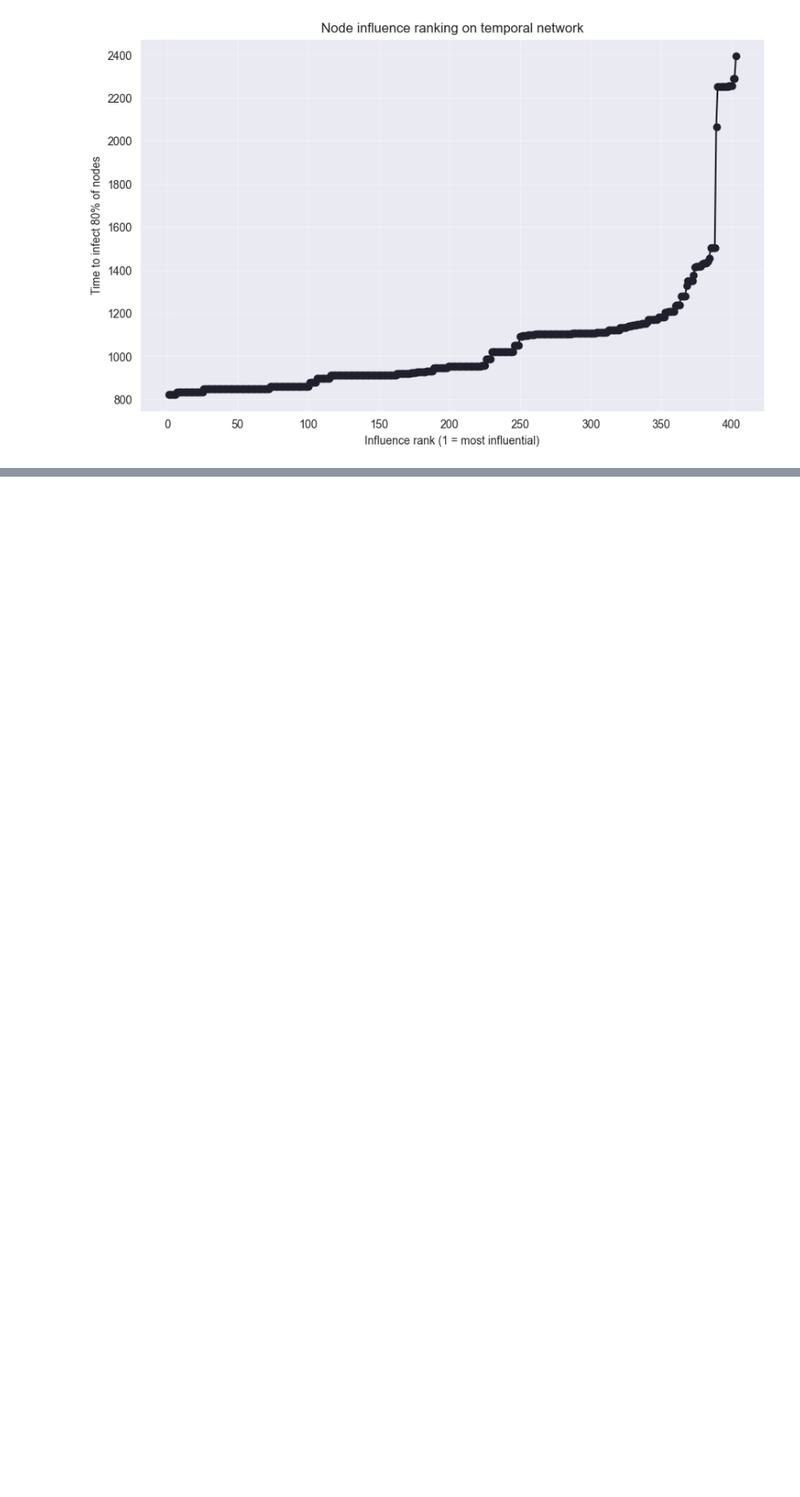
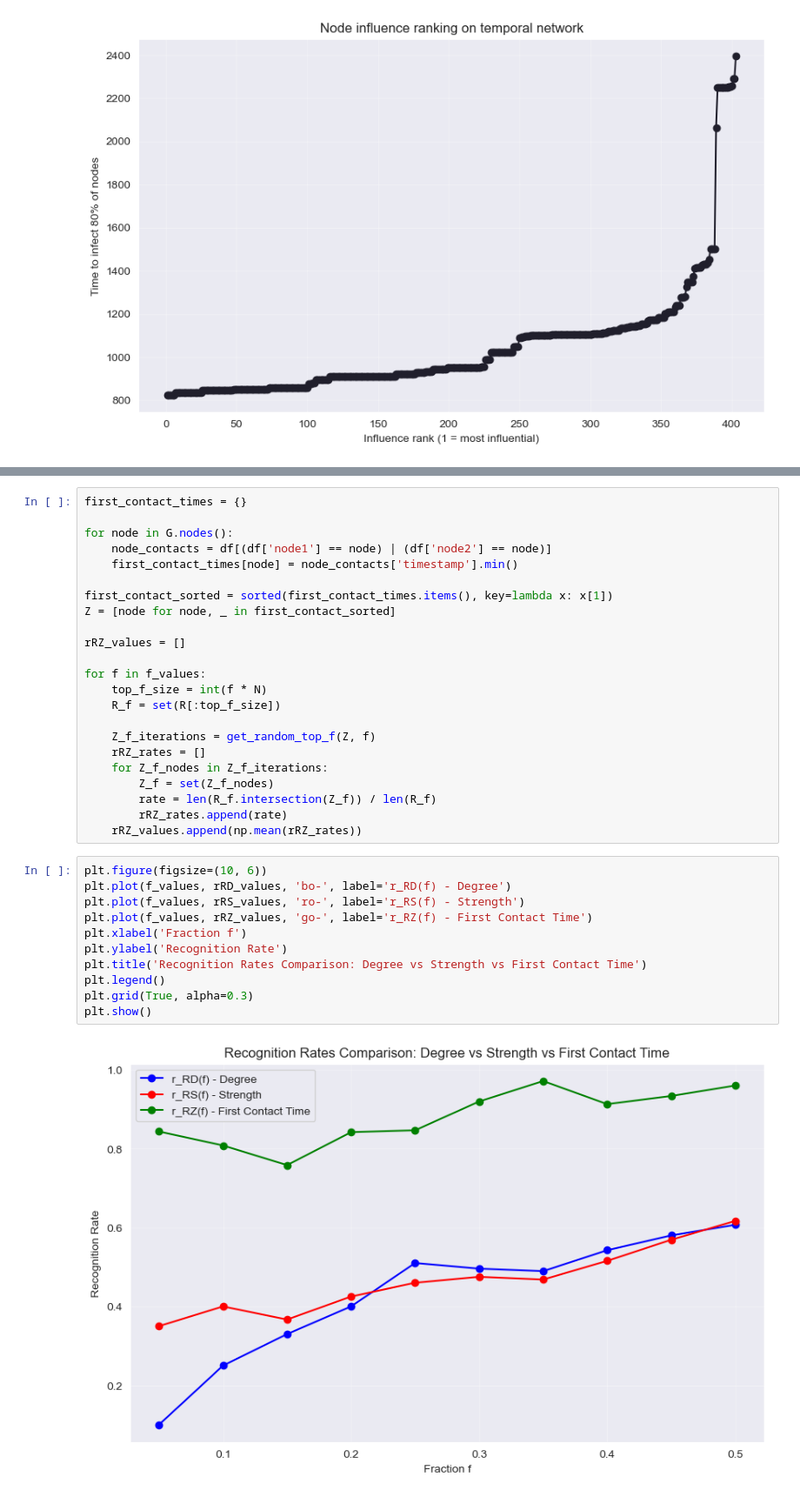
Before and after one commit to sankalpsagar/Complex-Networks, a Jupyter notebook: Assignment-1/assignment-1.ipynb, the cells around one changed output, grey strips where cells are left out. Shown at 87% size. Saved outputs shown, nothing was run; the diff lists cells and outputs as text; blank space fills up the shorter version.

```diff
--- a/Assignment-1/assignment-1.ipynb
+++ b/Assignment-1/assignment-1.ipynb
@@ -185,0 +300,36 @@ plt.show()
+# %%
+first_contact_times = {}
+
+for node in G.nodes():
+    node_contacts = df[(df['node1'] == node) | (df['node2'] == node)]
+    first_contact_times[node] = node_contacts['timestamp'].min()
+
+first_contact_sorted = sorted(first_contact_times.items(), key=lambda x: x[1])
+Z = [node for node, _ in first_contact_sorted]
+
+rRZ_values = []
+
+for f in f_values:
+    top_f_size = int(f * N)
+    R_f = set(R[:top_f_size])
+
+    Z_f_iterations = get_random_top_f(Z, f)
+    rRZ_rates = []
+    for Z_f_nodes in Z_f_iterations:
+        Z_f = set(Z_f_nodes)
+        rate = len(R_f.intersection(Z_f)) / len(R_f)
+        rRZ_rates.append(rate)
+    rRZ_values.append(np.mean(rRZ_rates))
+# %%
+plt.figure(figsize=(10, 6))
+plt.plot(f_values, rRD_values, 'bo-', label='r_RD(f) - Degree')
+plt.plot(f_values, rRS_values, 'ro-', label='r_RS(f) - Strength')
+plt.plot(f_values, rRZ_values, 'go-', label='r_RZ(f) - First Contact Time')
+plt.xlabel('Fraction f')
+plt.ylabel('Recognition Rate')
+plt.title('Recognition Rates Comparison: Degree vs Strength vs First Contact Time')
+plt.legend()
+plt.grid(True, alpha=0.3)
+plt.show()
+# %% [output]
+[figure, added]
```
Also changed, not shown: parts of 6 cells of this notebook.
